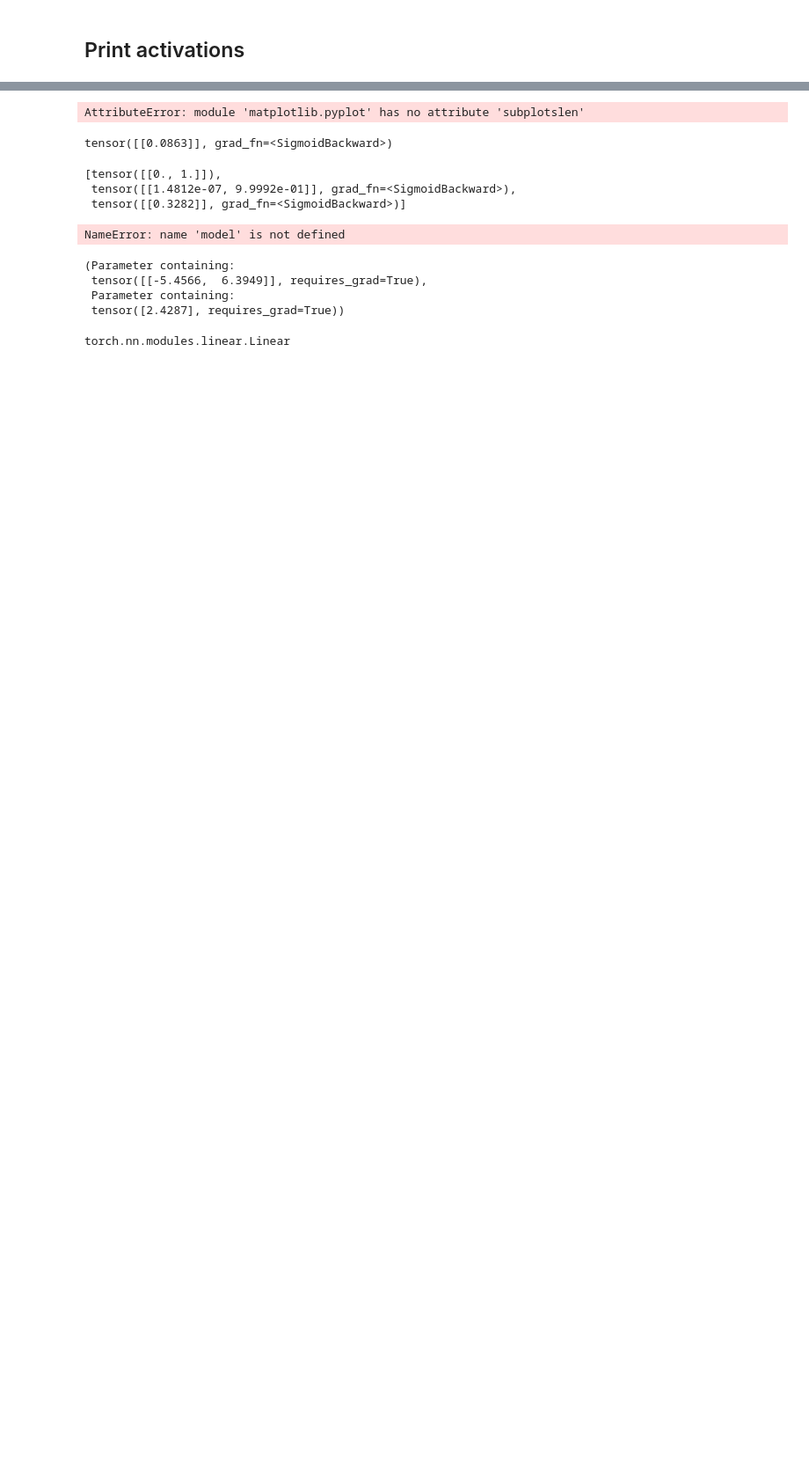
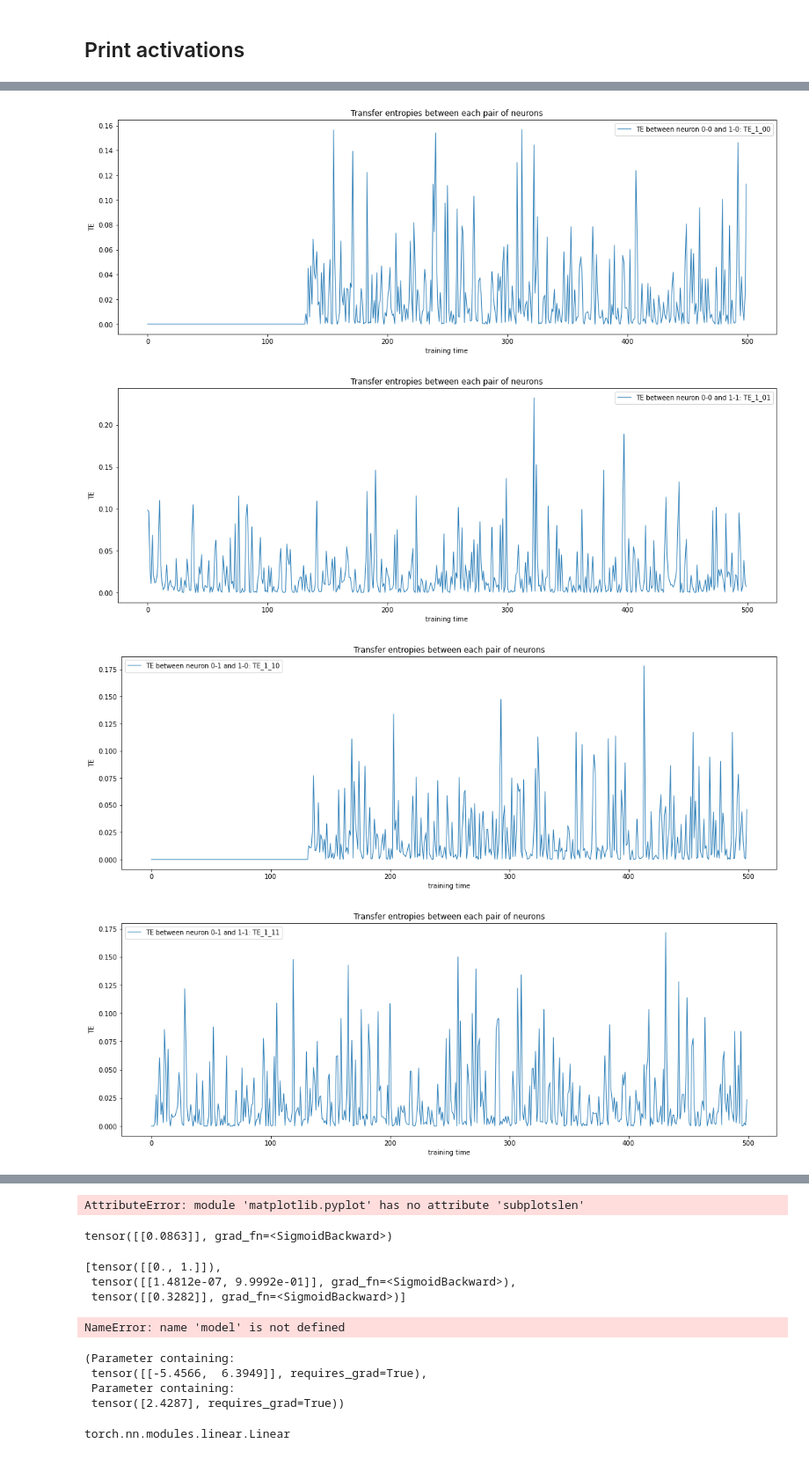
Before and after one commit to IsisChameleon/CSYS5030, a Jupyter notebook: Assignment2/xor-capturing-output-v3-cleanup.ipynb, the cells around one changed output, grey strips where cells are left out. Shown: that part at 88% size. Saved outputs shown, nothing was run; the diff lists cells and outputs as text; code cells hidden in the pictures; blank space fills up the shorter version.

```diff
--- a/Assignment2/xor-capturing-output-v3-cleanup.ipynb
+++ b/Assignment2/xor-capturing-output-v3-cleanup.ipynb
@@ -471,0 +481,59 @@ plt.show()
+# %%
+fig, axs= plt.subplots(1, 1, figsize=(18, 6))
+plt.title('Transfer entropies between each pair of neurons')
+axs.set_xlabel('training time')
+axs.set_ylabel('TE')
+
+history = teCalc.teHistory
+
+axs.plot([ history['1-0-0'][i] for i in range(len(history['1-0-0'])) ], linewidth=1, label='TE between neuron 0-0 and 1-0: TE_1_00')
+
+
+plt.legend()
+plt.show()
+
+fig, axs= plt.subplots(1, 1, figsize=(18, 6))
+plt.title('Transfer entropies between each pair of neurons')
+axs.set_xlabel('training time')
+axs.set_ylabel('TE')
+
+axs.plot([ history['1-0-1'][i] for i in range(len(history['1-0-1'])) ], linewidth=1, label='TE between neuron 0-0 and 1-1: TE_1_01')
+
+plt.legend()
+plt.show()
+
+fig, axs= plt.subplots(1, 1, figsize=(18, 6))
+plt.title('Transfer entropies between each pair of neurons')
+axs.set_xlabel('training time')
+axs.set_ylabel('TE')
+
+axs.plot([ history['1-1-0'][i] for i in range(len(history['1-1-0'])) ], linewidth=1, label='TE between neuron 0-1 and 1-0: TE_1_10')
+
+plt.legend()
+plt.show()
+
+fig, axs= plt.subplots(1, 1, figsize=(18, 6))
+plt.title('Transfer entropies between each pair of neurons')
+axs.set_xlabel('training time')
+axs.set_ylabel('TE')
+
+axs.plot([ history['1-1-1'][i] for i in range(len(history['1-1-1'])) ], linewidth=1, label='TE between neuron 0-1 and 1-1: TE_1_11')
+
+plt.legend()
+plt.show()
+
+
+fig, axs= plt.subplots(1, 1, figsize=(18, 6))
+plt.title('Transfer entropies between each pair of neurons')
+axs.set_xlabel('training time')
+axs.set_ylabel('TE')
+
+axs.plot([ history['2-0-0'][i] for i in range(len(history['2-0-0'])) ], linewidth=1, label='TE between neuron 1-0 and 2-0: TE_2_00')
+
+plt.legend()
+plt.show()
+# %% [output]
+[figure, added]
+[figure, added]
+[figure, added]
+[figure, added]
```
Also changed, not shown: parts of 11 cells of this notebook, 1 other file.
